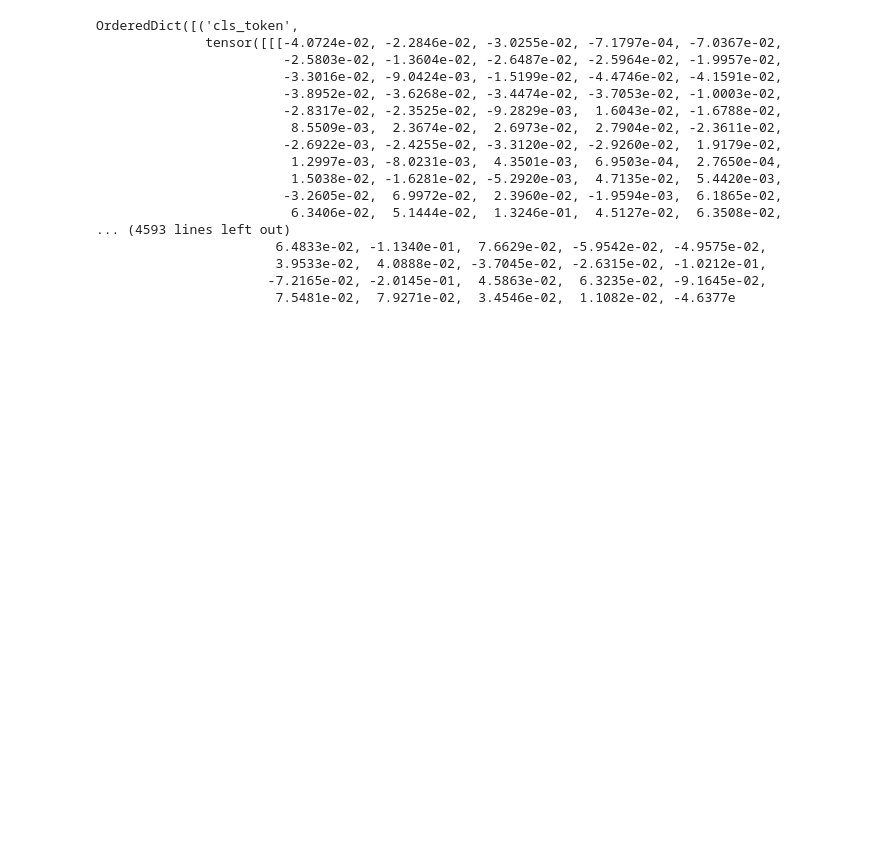
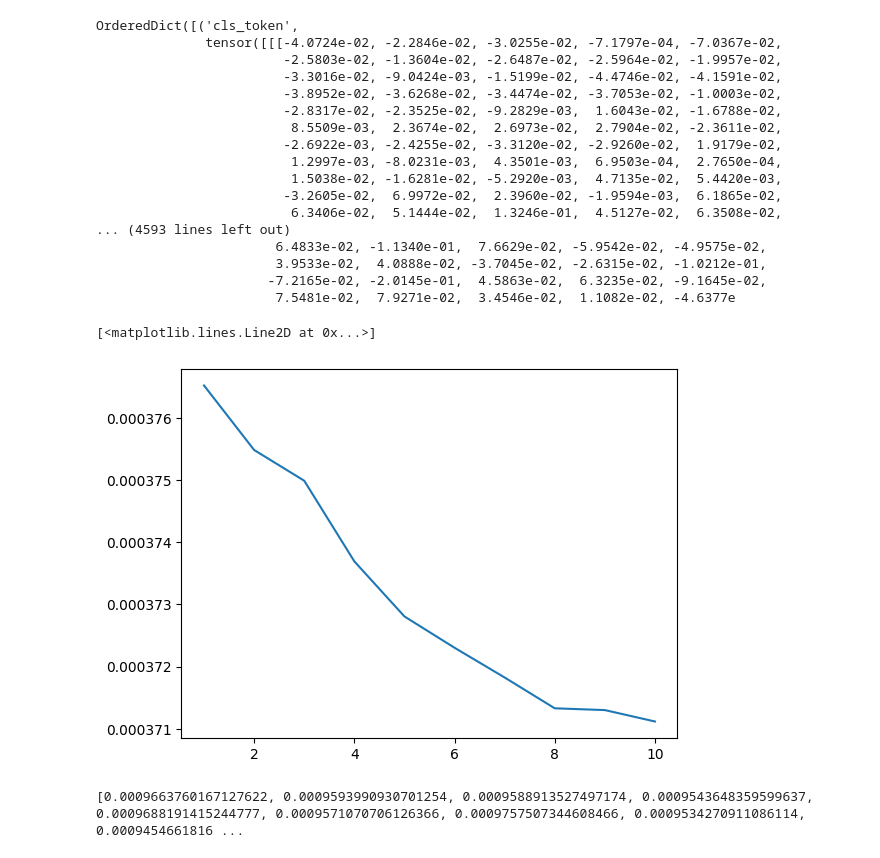
Before and after one commit to ML4SCI/E2E, a Jupyter notebook: E2E_MAE_Lokesh_Badisa/testing.ipynb, the cells around one changed output. Saved outputs shown, nothing was run; the diff lists cells and outputs as text; code cells hidden in the pictures; blank space fills up the shorter version.

```diff
--- a/E2E_MAE_Lokesh_Badisa/testing.ipynb
+++ b/E2E_MAE_Lokesh_Badisa/testing.ipynb
@@ -287,0 +291,48 @@ import torch
+# %%
+L = [0.0003765230132409995, 0.00037548543615651585, 0.00037499087177934545, 0.00037369380370913156,
+ 0.0003728078523755836, 0.0003723042537160897, 0.0003718256870731093, 0.0003713300531461424,
+ 0.00037130133459628784, 0.00037111805472265185]
+
+plt.plot(range(1,len(L)+1),L)
+# %% [output]
+[<matplotlib.lines.Line2D at 0x...>]
+[figure, added]
+# %%
+import re
+
+# Provided log text
+log_text = """
+Epoch 0 | Training snapshot saved at ./Pretraining/vitmae/vit_base_adam/snapshot.ckpt
+Validation Loss: 0.0009663760167127622
+Epoch 1 | Training snapshot saved at ./Pretraining/vitmae/vit_base_adam/snapshot.ckpt
+Validation Loss: 0.0009593990930701254
+Epoch 2 | Training snapshot saved at ./Pretraining/vitmae/vit_base_adam/snapshot.ckpt
+Validation Loss: 0.0009588913527497174
+Epoch 3 | Training snapshot saved at ./Pretraining/vitmae/vit_base_adam/snapshot.ckpt
+Validation Loss: 0.0009543648359599637
+Epoch 4 | Training snapshot saved at ./Pretraining/vitmae/vit_base_adam/snapshot.ckpt
+Validation Loss: 0.0009688191415244777
+Epoch 5 | Training snapshot saved at ./Pretraining/vitmae/vit_base_adam/snapshot.ckpt
+Validation Loss: 0.0009571070706126366
+Epoch 6 | Training snapshot saved at ./Pretraining/vitmae/vit_base_adam/snapshot.ckpt
+Validation Loss: 0.0009757507344608466
+Epoch 7 | Training snapshot saved at ./Pretraining/vitmae/vit_base_adam/snapshot.ckpt
+Validation Loss: 0.0009534270911086114
+Epoch 8 | Training snapshot saved at ./Pretraining/vitmae/vit_base_adam/snapshot.ckpt
+Validation Loss: 0.0009454661816532084
+Epoch 9 | Training snapshot saved at ./Pretraining/vitmae/vit_base_adam/snapshot.ckpt
+Validation Loss: 0.0009491942226289395
+"""
+
+# Regular expression to match validation loss values
+pattern = r"Validation Loss: ([\d\.e\-]+)"
+
+# Find all matches in the log
+validation_losses = re.findall(pattern, log_text)
+
+# Convert extracted strings to float values
+validation_losses = [float(loss) for loss in validation_losses]
+
+print(validation_losses)
+# %% [output]
+[0.0009663760167127622, 0.0009593990930701254, 0.0009588913527497174, 0.0009543648359599637, 0.0009688191415244777, 0.0009571070706126366, 0.0009757507344608466, 0.0009534270911086114, 0.0009454661816 ...
```
Also changed, not shown: parts of 4 cells of this notebook, 16 other files.
